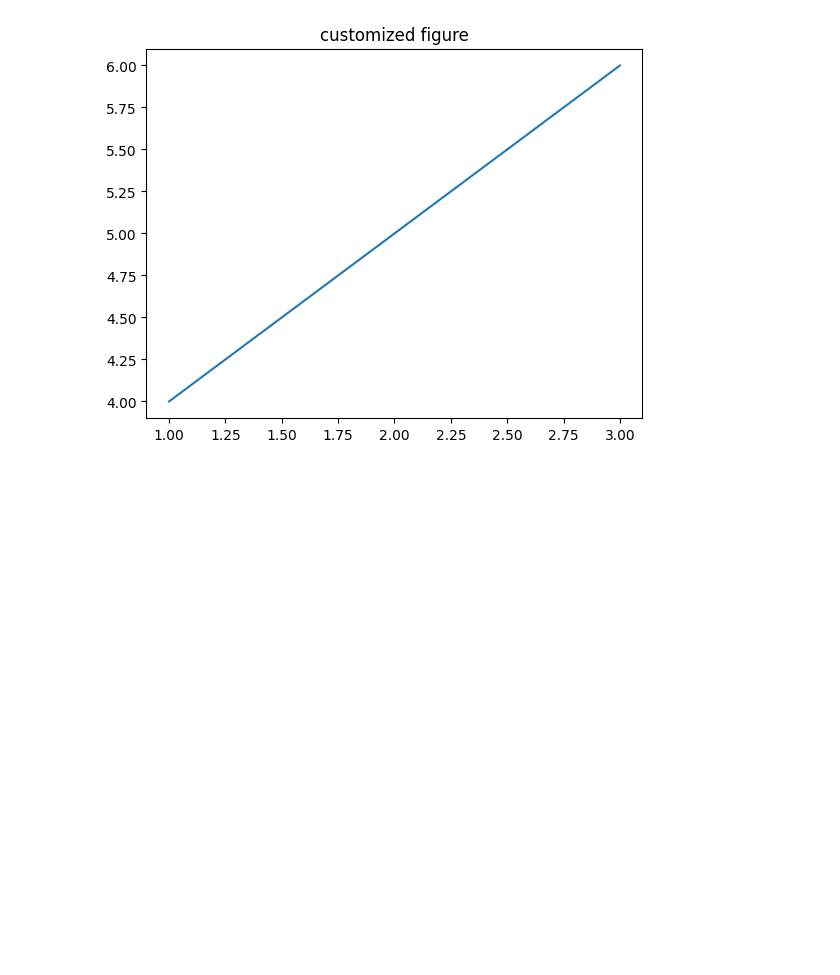
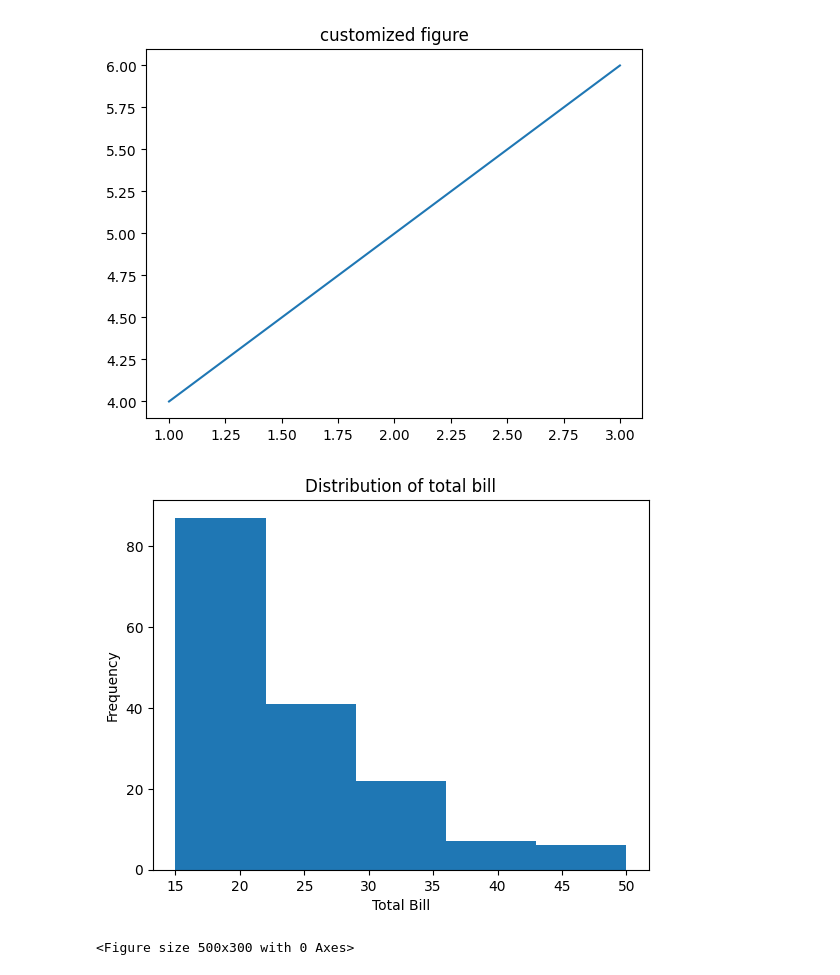
Before and after one commit to MuskanParmar-mp/python_lib, a Jupyter notebook: matplot1.ipynb, the cells around one changed output. Drawn from its saved outputs; the diff is of its cells as text; code cells hidden in the pictures; blank space fills up the shorter version.

```diff
--- a/matplot1.ipynb
+++ b/matplot1.ipynb
@@ -87,3 +87,17 @@ plt.title("customized figure")
 plt.show()
 # %% [output]
 [figure]
+# %%
+#s = [5,10,15,20,25,30,35,40,45,50]
+plt.Figure(figsize=(5,3))
+plt.hist(df['total_bill'],bins=5, range=(15,50) )
+plt.title("Distribution of total bill")
+plt.xlabel("Total Bill")
+plt.ylabel("Frequency")
+plt.show()
+# %% [output]
+[figure, added]
+# %%
+plt.Figure(figsize=(5,3))
+# %% [output]
+<Figure size 500x300 with 0 Axes>
```
Also changed, not shown: parts of 4 cells of this notebook.
